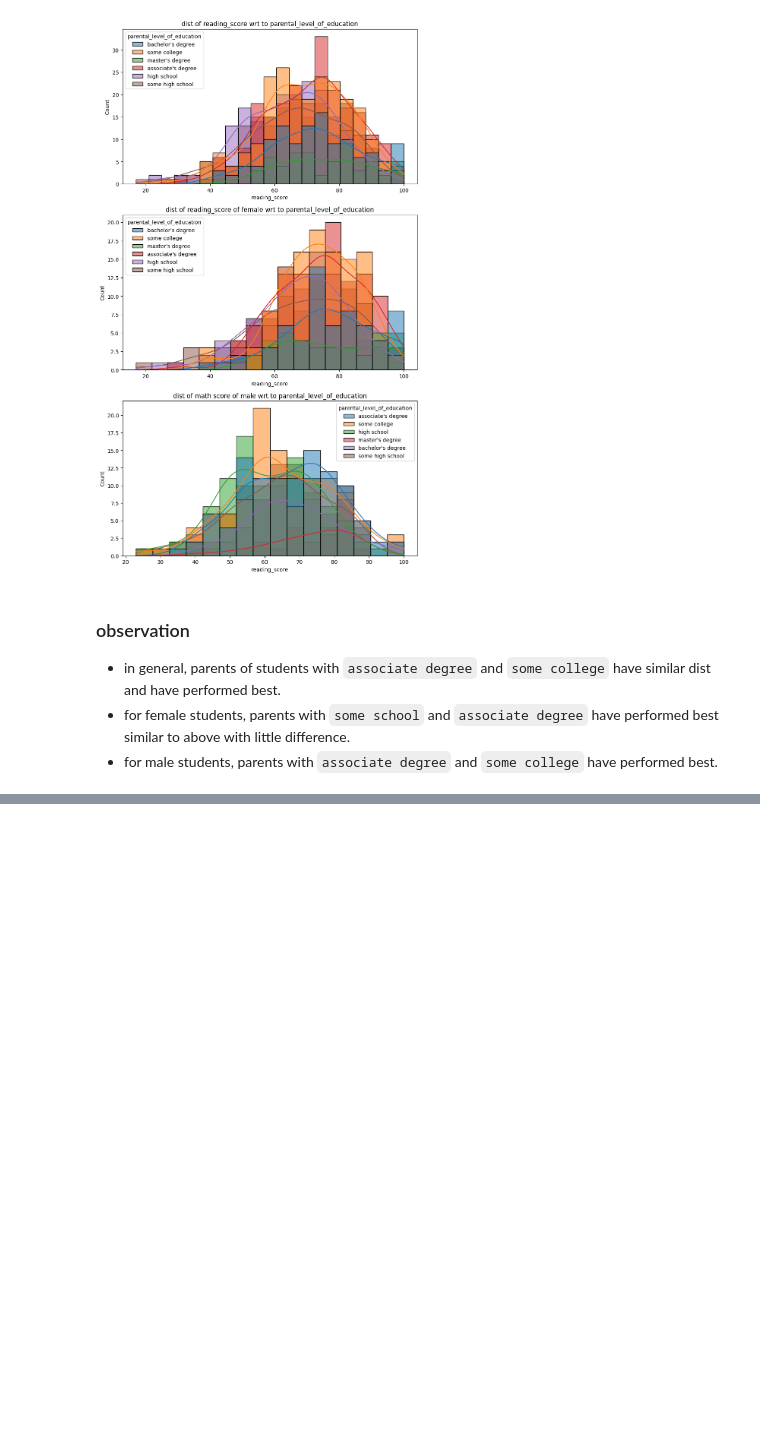
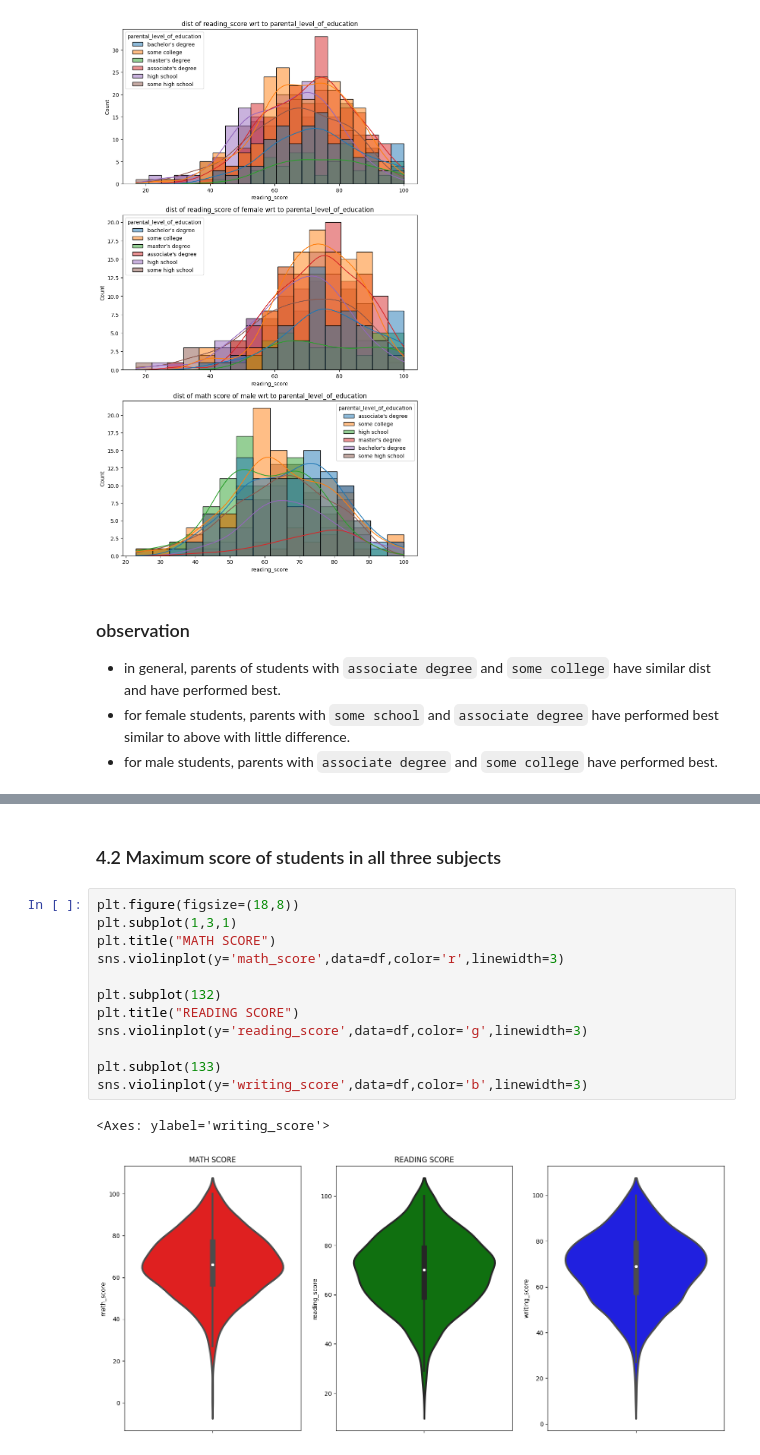
Before and after one commit to SinghJagpreet096/Studentperformanceindicator-with-mlops, a Jupyter notebook: notebook/EDA.ipynb, the cells around one changed output, grey strips where cells are left out. Drawn from its saved outputs; the diff is of its cells as text; blank space fills up the shorter version.

```diff
--- a/notebook/EDA.ipynb
+++ b/notebook/EDA.ipynb
@@ -313,0 +336,17 @@ plt.show()
+# %% [markdown]
+### 4.2 Maximum score of students in all three subjects
+# %%
+plt.figure(figsize=(18,8))
+plt.subplot(1,3,1)
+plt.title("MATH SCORE")
+sns.violinplot(y='math_score',data=df,color='r',linewidth=3)
+
+plt.subplot(132)
+plt.title("READING SCORE")
+sns.violinplot(y='reading_score',data=df,color='g',linewidth=3)
+
+plt.subplot(133)
+sns.violinplot(y='writing_score',data=df,color='b',linewidth=3)
+# %% [output]
+<Axes: ylabel='writing_score'>
+[figure, added]
```
Also changed, not shown: parts of 11 cells of this notebook.
